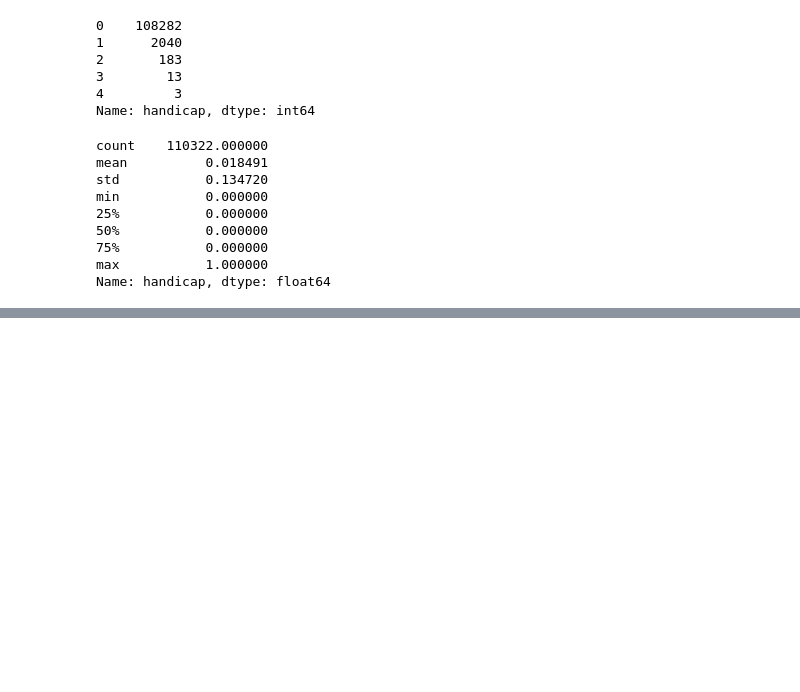
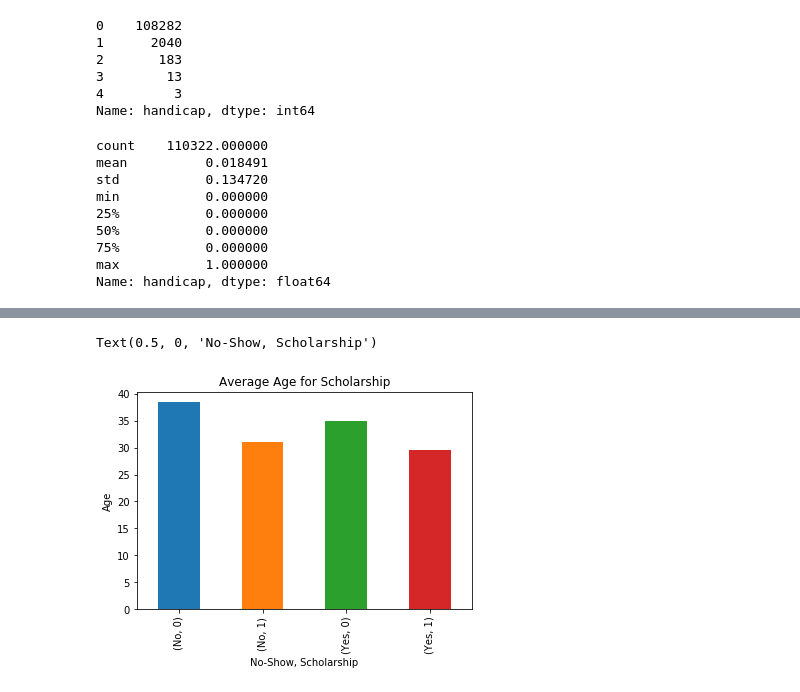
Before and after one commit to abdiganiaden/no_show_dataset_analysis, a Jupyter notebook: now_show_analysis.ipynb, the cells around one changed output, grey strips where cells are left out. Cells and saved outputs as stored; diff of their text form; code cells hidden in the pictures; blank space fills up the shorter version.

```diff
--- a/now_show_analysis.ipynb
+++ b/now_show_analysis.ipynb
@@ -221,0 +238,12 @@ Name: handicap, dtype: float64
+# %%
+# I want to see a breakdown of the average age of those who show up or not that have have scholarship or not
+# so i'll use group by 'no-show' and 'scholarship' and get their average age
+
+df.groupby(['no_show','scholarship'])['age'].mean().plot.bar(title='Average Age for Scholarship')
+plt.ylabel('Age')
+plt.xlabel('No-Show, Scholarship')
+
+# result shows younger people on both genders who have scholarship tend to miss more
+# %% [output]
+Text(0.5, 0, 'No-Show, Scholarship')
+[figure, added]
```
Also changed, not shown: parts of 32 cells of this notebook.
